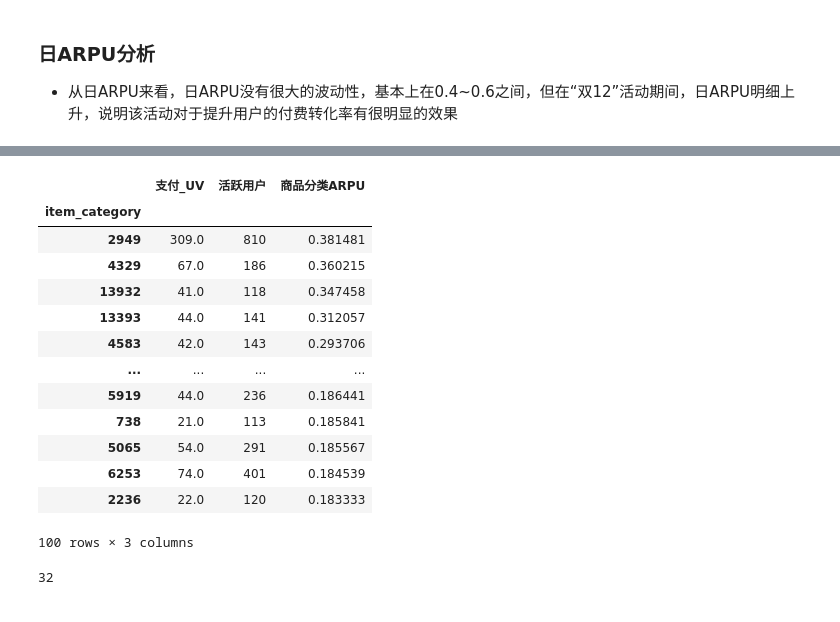
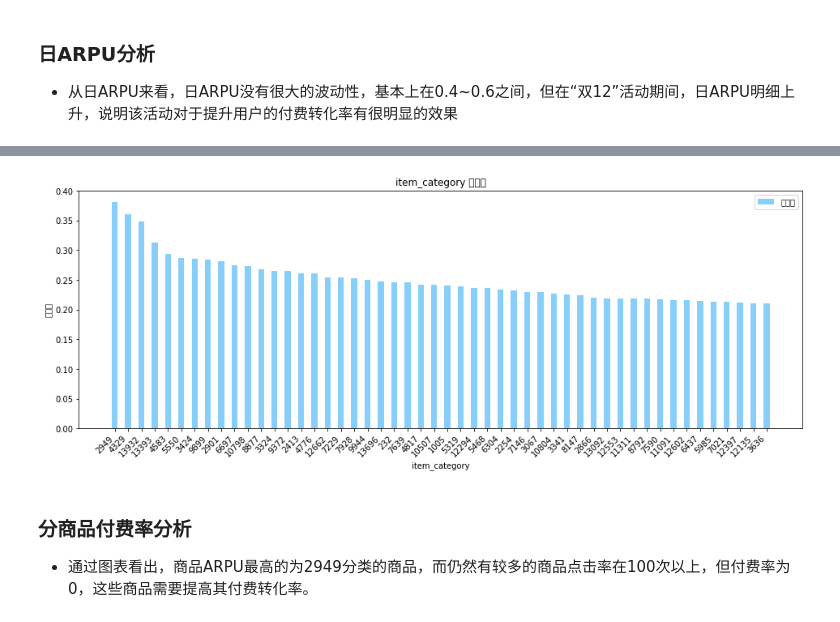
Before and after one commit to renjel/kesci, a Jupyter notebook: User Behavior Data on Taobao App/Untitled.ipynb, the cells around one changed output, grey strips where cells are left out. Drawn from its saved outputs; the diff is of its cells as text; code cells hidden in the pictures.

```diff
--- a/User Behavior Data on Taobao App/Untitled.ipynb
+++ b/User Behavior Data on Taobao App/Untitled.ipynb
@@ -430,21 +526,25 @@ ARPU_item_0 = ARPU_item.loc[(ARPU_item["活跃用户"]>100) & (ARPU_item["商品
-# %%
-ARPU_item_top100
-# %% [output]
-|  | 支付_UV | 活跃用户 | 商品分类ARPU |
-| item_category |  |  |  |
-| 2949 | 309.0 | 810 | 0.381481 |
-| 4329 | 67.0 | 186 | 0.360215 |
-| 13932 | 41.0 | 118 | 0.347458 |
-| 13393 | 44.0 | 141 | 0.312057 |
-| 4583 | 42.0 | 143 | 0.293706 |
-| ... | ... | ... | ... |
-| 5919 | 44.0 | 236 | 0.186441 |
-| 738 | 21.0 | 113 | 0.185841 |
-| 5065 | 54.0 | 291 | 0.185567 |
-| 6253 | 74.0 | 401 | 0.184539 |
-| 2236 | 22.0 | 120 | 0.183333 |
-100 rows × 3 columns
-# %%
-ARPU_item_0.shape[0]
-# %% [output]
-32
+# %%
+# 柱子的宽度
+# 设置图框的大小
+fig = plt.figure(figsize=(16,6))
+width = 0.45
+# 绘制柱状图, 每根柱子的颜色为紫罗兰色
+plt.bar(pay_item_top50.index, pay_item_top50['商品分类付费率'], width, label="付费率", color="#87CEFA")
+# 设置横轴标签
+plt.xlabel('item_category')
+# 设置纵轴标签
+plt.ylabel('付费率')
+# # 添加纵横轴的刻度
+# plt.xticks(ARPU_item_top20.index)
+# 添加标题
+plt.title('item_category 付费率')
+# x轴倾斜45度
+fig.autofmt_xdate(rotation = 45)
+# 添加图例
+plt.legend(loc="upper right")
+plt.show()
+# %% [output]
+[figure, added]
+# %% [markdown]
+### 分商品付费率分析
++ 通过图表看出，商品ARPU最高的为2949分类的商品，而仍然有较多的商品点击率在100次以上，但付费率为0，这些商品需要提高其付费转化率。
```
Also changed, not shown: parts of 18 cells of this notebook.
